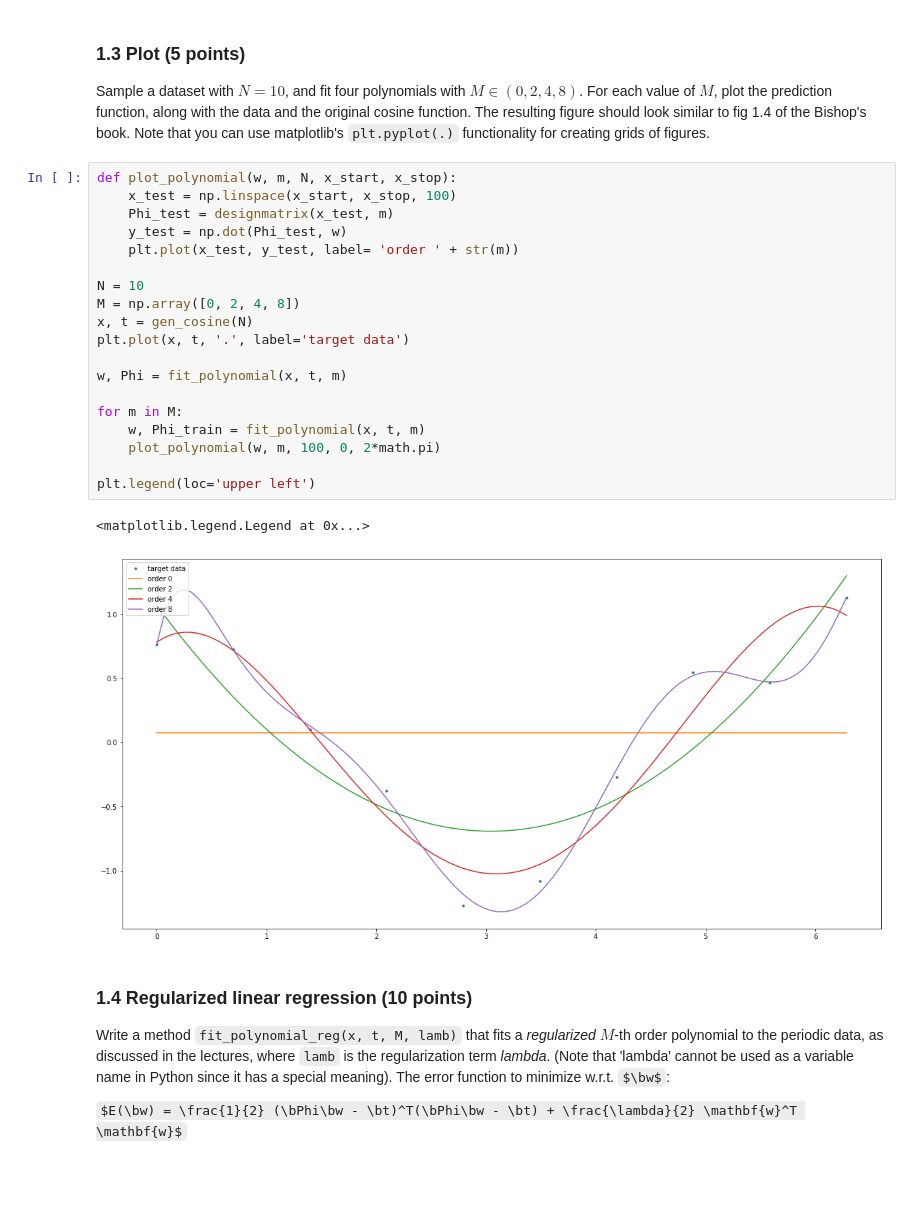
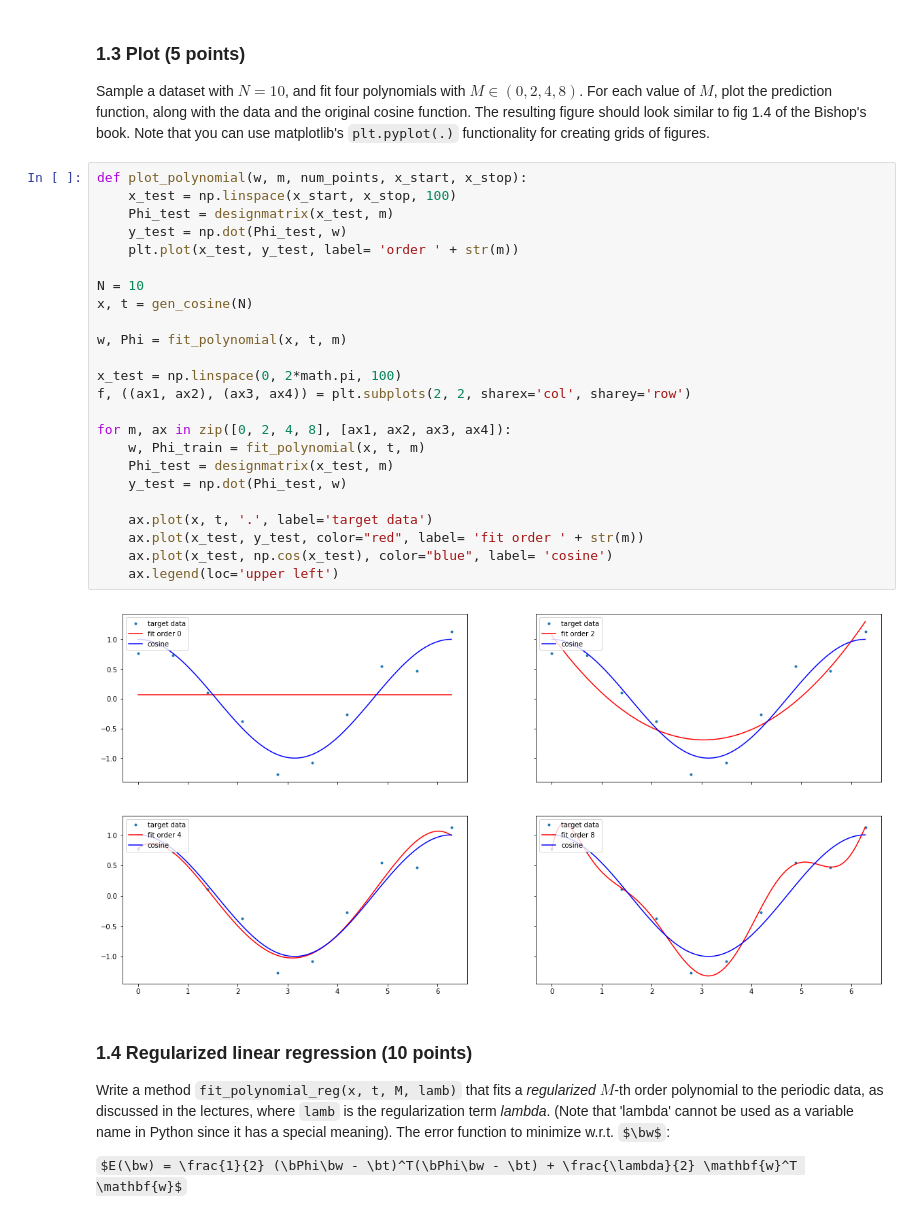
Before and after one commit to Kaleidophon/-friendly-octo-palm-tree, a Jupyter notebook: lab1.ipynb, the cells around one changed output. Drawn from its saved outputs; the diff is of its cells as text; some formulas as TeX source; blank space fills up the shorter version.

```diff
--- a/lab1.ipynb
+++ b/lab1.ipynb
@@ -130,27 +112,31 @@ assert Phi.shape == (N, m+1), "The shape of Phi is incorrect"
 Sample a dataset with $N=10$, and fit four polynomials with $M \in (0, 2, 4, 8)$.
 For each value of $M$, plot the prediction function, along with the data and the original cosine function. The resulting figure should look similar to fig 1.4 of the Bishop's book. Note that you can use matplotlib's `plt.pyplot(.)` functionality for creating grids of figures.
 # %%
-def plot_polynomial(w, m, N, x_start, x_stop):
+def plot_polynomial(w, m, num_points, x_start, x_stop):
     x_test = np.linspace(x_start, x_stop, 100)
     Phi_test = designmatrix(x_test, m)
     y_test = np.dot(Phi_test, w)
     plt.plot(x_test, y_test, label= 'order ' + str(m))
 
 N = 10
-M = np.array([0, 2, 4, 8])
 x, t = gen_cosine(N)
-plt.plot(x, t, '.', label='target data')
 
 w, Phi = fit_polynomial(x, t, m)
 
-for m in M:
+x_test = np.linspace(0, 2*math.pi, 100)
+f, ((ax1, ax2), (ax3, ax4)) = plt.subplots(2, 2, sharex='col', sharey='row')
+
+for m, ax in zip([0, 2, 4, 8], [ax1, ax2, ax3, ax4]):
     w, Phi_train = fit_polynomial(x, t, m)
-    plot_polynomial(w, m, 100, 0, 2*math.pi)
+    Phi_test = designmatrix(x_test, m)
+    y_test = np.dot(Phi_test, w)
 
-plt.legend(loc='upper left')
+    ax.plot(x, t, '.', label='target data')
+    ax.plot(x_test, y_test, color="red", label= 'fit order ' + str(m))
+    ax.plot(x_test, np.cos(x_test), color="blue", label= 'cosine')
+    ax.legend(loc='upper left')
 # %% [output]
-<matplotlib.legend.Legend at 0x...>
-[figure, old version]
+[figure, new version]
 # %% [markdown]
 ### 1.4 Regularized linear regression (10 points)
 
```
Also changed, not shown: parts of 17 cells of this notebook.
